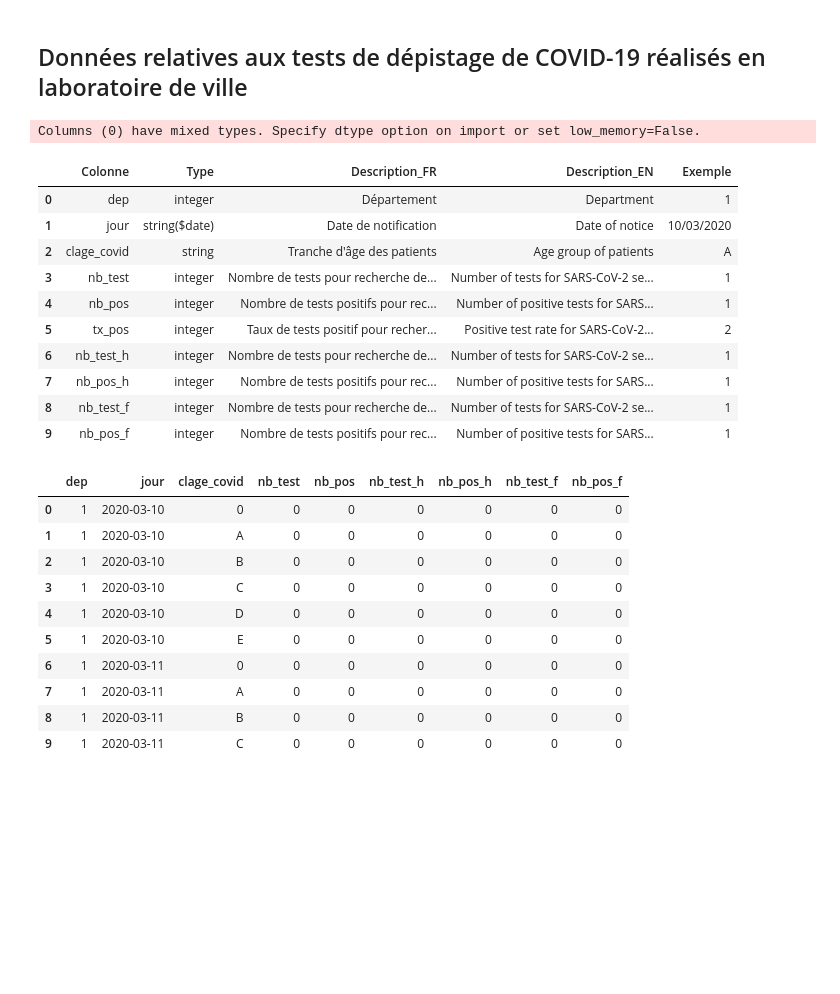
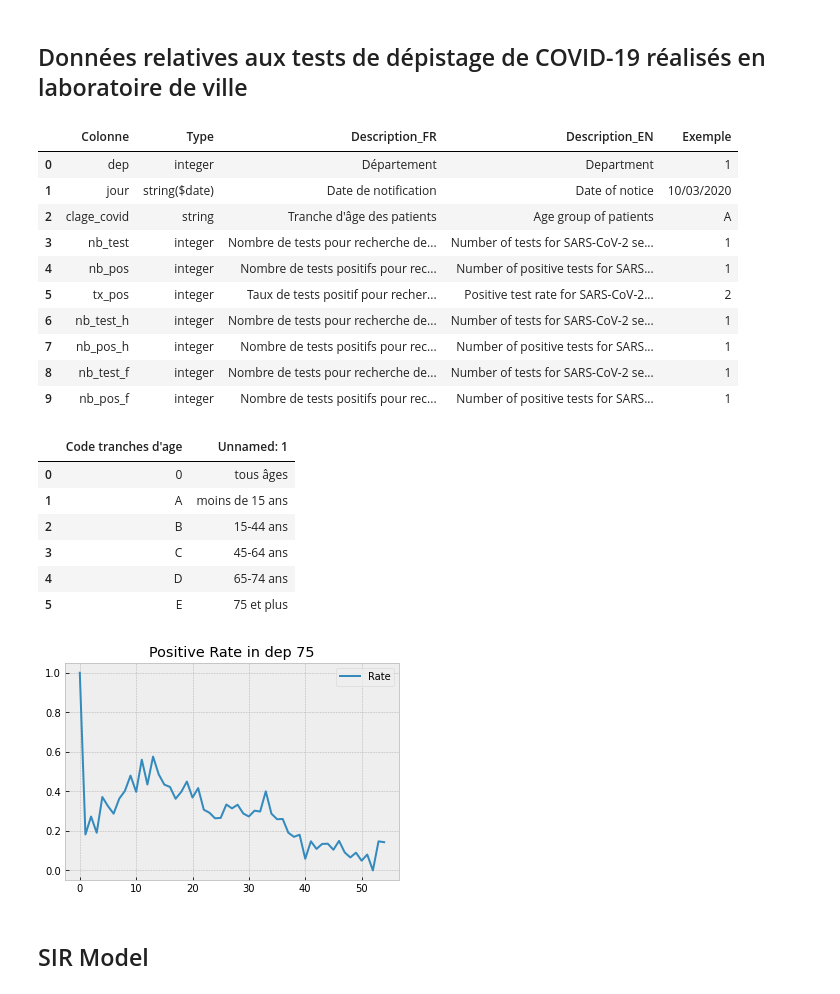
Before and after one commit to klchai/ML_COVID-19, a Jupyter notebook: ML_COVID-19.ipynb, the cells around one changed output. Saved outputs shown, nothing was run; the diff lists cells and outputs as text; code cells hidden in the pictures; blank space fills up the shorter version.

Commit message:
update test_rate

```diff
--- a/ML_COVID-19.ipynb
+++ b/ML_COVID-19.ipynb
@@ -185,9 +177,10 @@ plt.show()
 # %%
 data_tests = load_tests_daily()
 meta_tests = load_meta_tests()
+tranches_age = load_tranches_age()
 display(meta_tests)
+display(tranches_age)
 # %% [output]
-Columns (0) have mixed types. Specify dtype option on import or set low_memory=False.
 |  | Colonne | Type | Description_FR | Description_EN | Exemple |
 | 0 | dep | integer | Département | Department | 1 |
 | 1 | jour | string($date) | Date de notification | Date of notice | 10/03/2020 |
@@ -199,17 +192,10 @@ Columns (0) have mixed types. Specify dtype option on import or set low_memory=F
 | 7 | nb_pos_h | integer | Nombre de tests positifs pour rec... | Number of positive tests for SARS... | 1 |
 | 8 | nb_test_f | integer | Nombre de tests pour recherche de... | Number of tests for SARS-CoV-2 se... | 1 |
 | 9 | nb_pos_f | integer | Nombre de tests positifs pour rec... | Number of positive tests for SARS... | 1 |
+|  | Code tranches d'age | Unnamed: 1 |
+| 0 | 0 | tous âges |
+| 1 | A | moins de 15 ans |
+| 2 | B | 15-44 ans |
+| 3 | C | 45-64 ans |
+| 4 | D | 65-74 ans |
+| 5 | E | 75 et plus |
-# %%
-data_tests.head(10)
-# %% [output]
-|  | dep | jour | clage_covid | nb_test | nb_pos | nb_test_h | nb_pos_h | nb_test_f | nb_pos_f |
-| 0 | 1 | 2020-03-10 | 0 | 0 | 0 | 0 | 0 | 0 | 0 |
-| 1 | 1 | 2020-03-10 | A | 0 | 0 | 0 | 0 | 0 | 0 |
-| 2 | 1 | 2020-03-10 | B | 0 | 0 | 0 | 0 | 0 | 0 |
-| 3 | 1 | 2020-03-10 | C | 0 | 0 | 0 | 0 | 0 | 0 |
-| 4 | 1 | 2020-03-10 | D | 0 | 0 | 0 | 0 | 0 | 0 |
-| 5 | 1 | 2020-03-10 | E | 0 | 0 | 0 | 0 | 0 | 0 |
-| 6 | 1 | 2020-03-11 | 0 | 0 | 0 | 0 | 0 | 0 | 0 |
-| 7 | 1 | 2020-03-11 | A | 0 | 0 | 0 | 0 | 0 | 0 |
-| 8 | 1 | 2020-03-11 | B | 0 | 0 | 0 | 0 | 0 | 0 |
-| 9 | 1 | 2020-03-11 | C | 0 | 0 | 0 | 0 | 0 | 0 |
@@ -215,0 +204,22 @@ data_tests.head(10)
+# %%
+date=data_tests['jour'].unique()[:57]
+# print(date)
+def pos_rate_dep(num):
+    data = data_tests.loc[(data_tests.dep==num)&(data_tests.clage_covid=="0"),['jour','nb_test','nb_pos']]
+    pos_rate=[]
+    for i in date:
+        nb_test=data.loc[data.jour==i,['nb_test']].sum()
+        nb_pos=data.loc[data.jour==i,['nb_pos']].sum()
+        rate=np.divide(nb_pos,nb_test)
+        pos_rate.append(rate)
+    return pos_rate
+
+y=pos_rate_dep(75)
+plt.title("Positive Rate in dep 75")
+plt.plot(y,label="Rate")
+plt.legend()
+plt.show()
+# %% [output]
+[figure, added]
+# %% [markdown]
+## SIR Model
```
Also changed, not shown: parts of 4 cells of this notebook.
